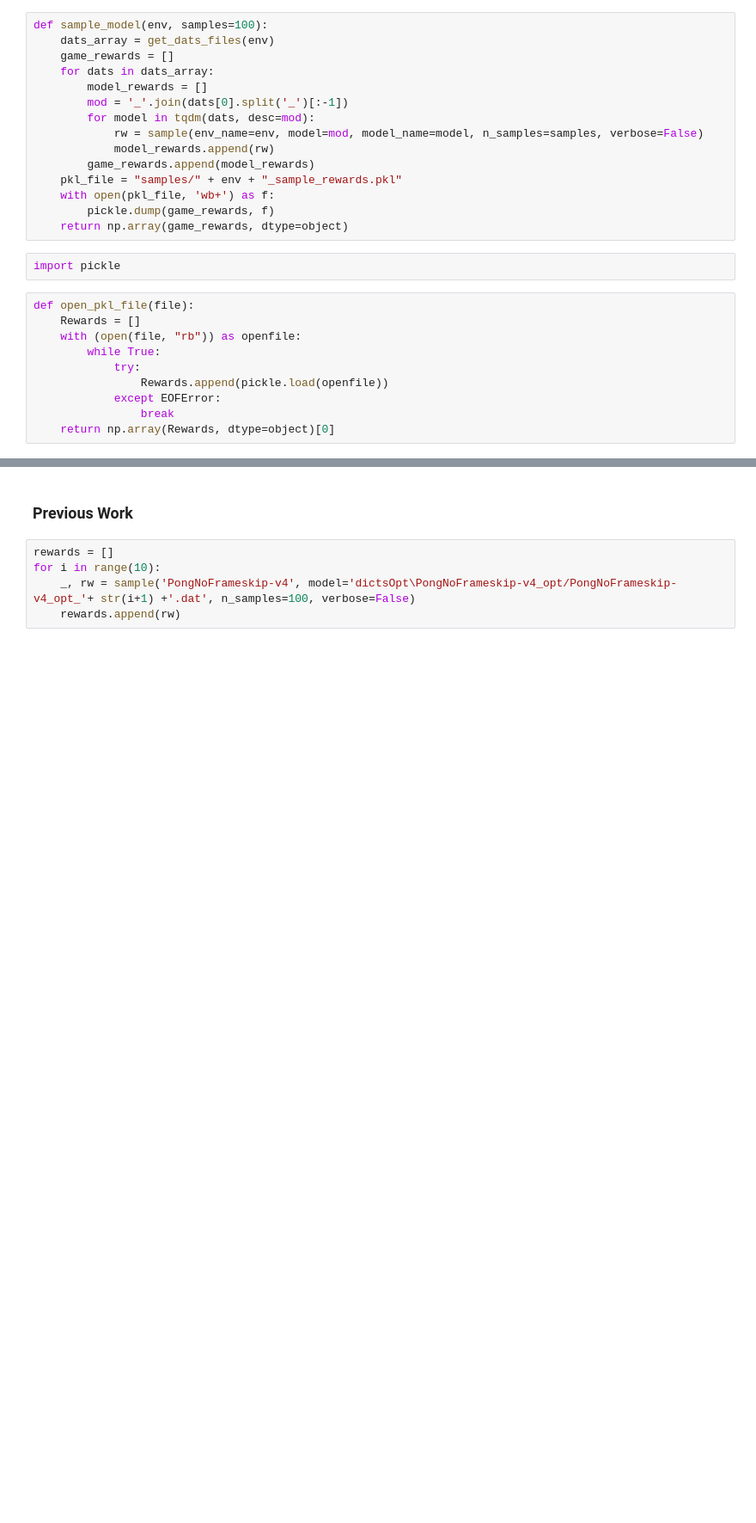
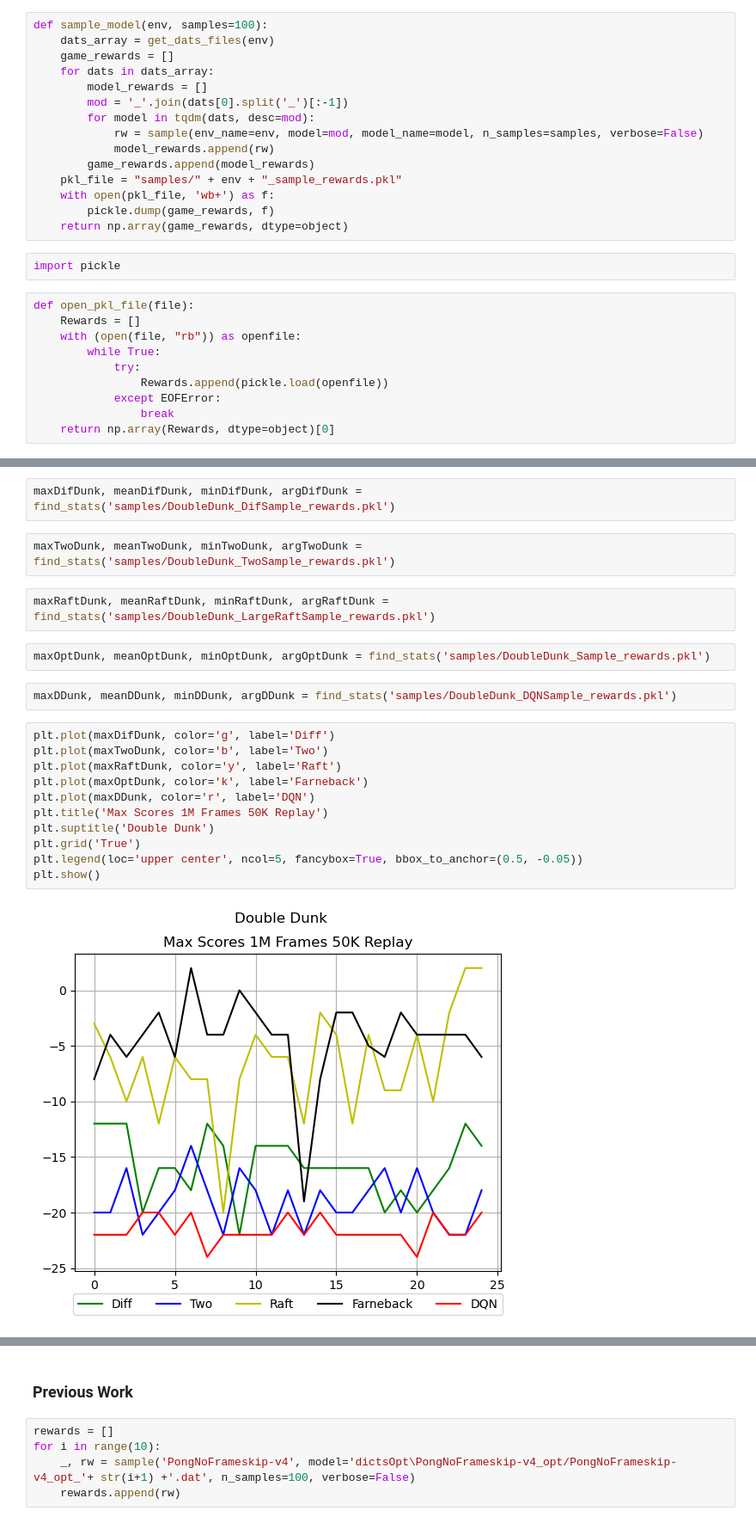
Before and after one commit to jersy2109/Tesis, a Jupyter notebook: OPT.ipynb, the cells around one changed output, grey strips where cells are left out. Shown at 86% size. Drawn from its saved outputs; the diff is of its cells as text; blank space fills up the shorter version.

Commit message:
More exploration frames

```diff
--- a/OPT.ipynb
+++ b/OPT.ipynb
@@ -682,0 +599,23 @@ np.max(Pacman50, axis=1), np.max(Pacman75, axis=1), np.max(Pacman100, axis=1), n
+# %%
+maxDifDunk, meanDifDunk, minDifDunk, argDifDunk = find_stats('samples/DoubleDunk_DifSample_rewards.pkl')
+# %%
+maxTwoDunk, meanTwoDunk, minTwoDunk, argTwoDunk = find_stats('samples/DoubleDunk_TwoSample_rewards.pkl')
+# %%
+maxRaftDunk, meanRaftDunk, minRaftDunk, argRaftDunk = find_stats('samples/DoubleDunk_LargeRaftSample_rewards.pkl')
+# %%
+maxOptDunk, meanOptDunk, minOptDunk, argOptDunk = find_stats('samples/DoubleDunk_Sample_rewards.pkl')
+# %%
+maxDDunk, meanDDunk, minDDunk, argDDunk = find_stats('samples/DoubleDunk_DQNSample_rewards.pkl')
+# %%
+plt.plot(maxDifDunk, color='g', label='Diff')
+plt.plot(maxTwoDunk, color='b', label='Two')
+plt.plot(maxRaftDunk, color='y', label='Raft')
+plt.plot(maxOptDunk, color='k', label='Farneback')
+plt.plot(maxDDunk, color='r', label='DQN')
+plt.title('Max Scores 1M Frames 50K Replay')
+plt.suptitle('Double Dunk')
+plt.grid('True')
+plt.legend(loc='upper center', ncol=5, fancybox=True, bbox_to_anchor=(0.5, -0.05))
+plt.show()
+# %% [output]
+[figure, added]
```
Also changed, not shown: parts of 30 cells of this notebook, 3 other files.
